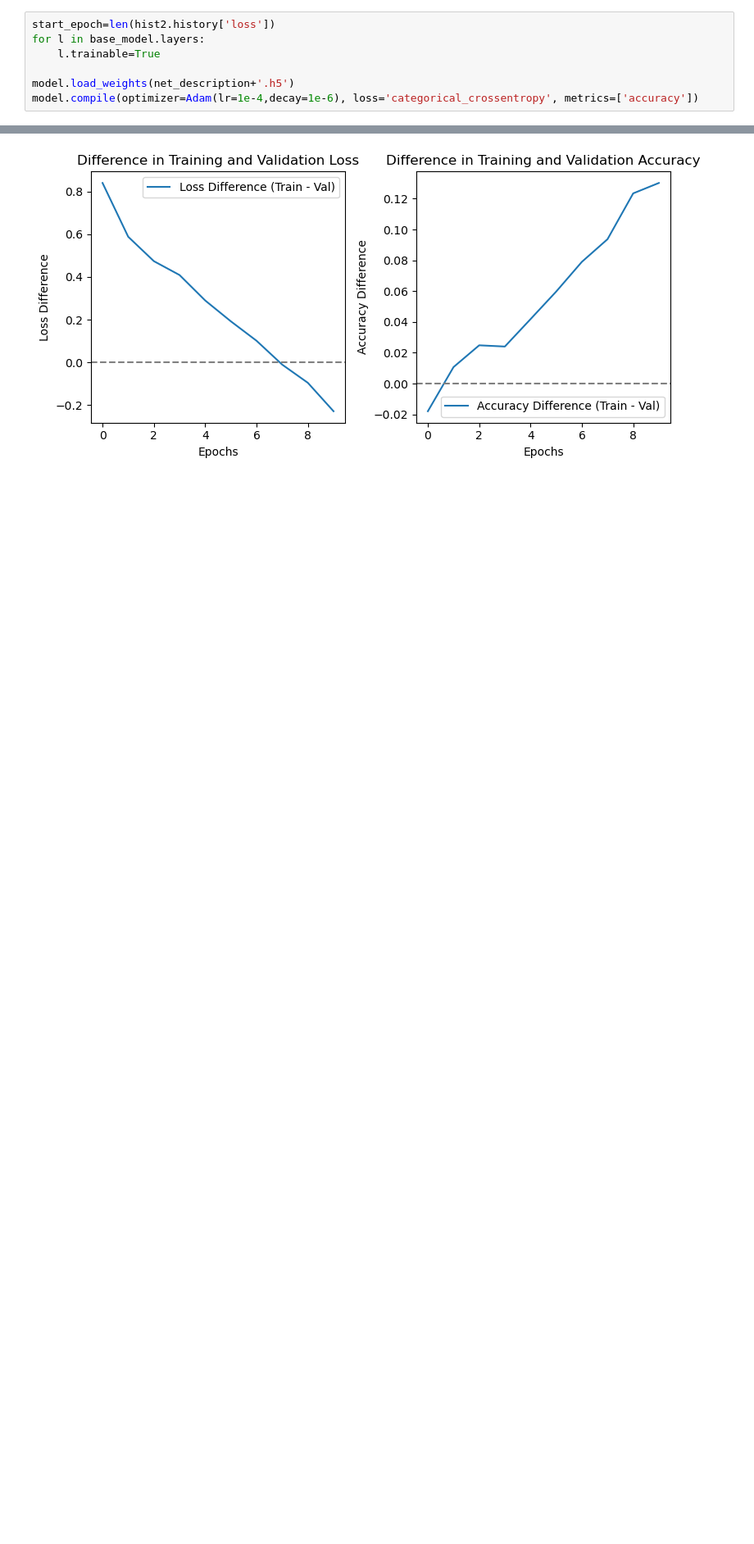
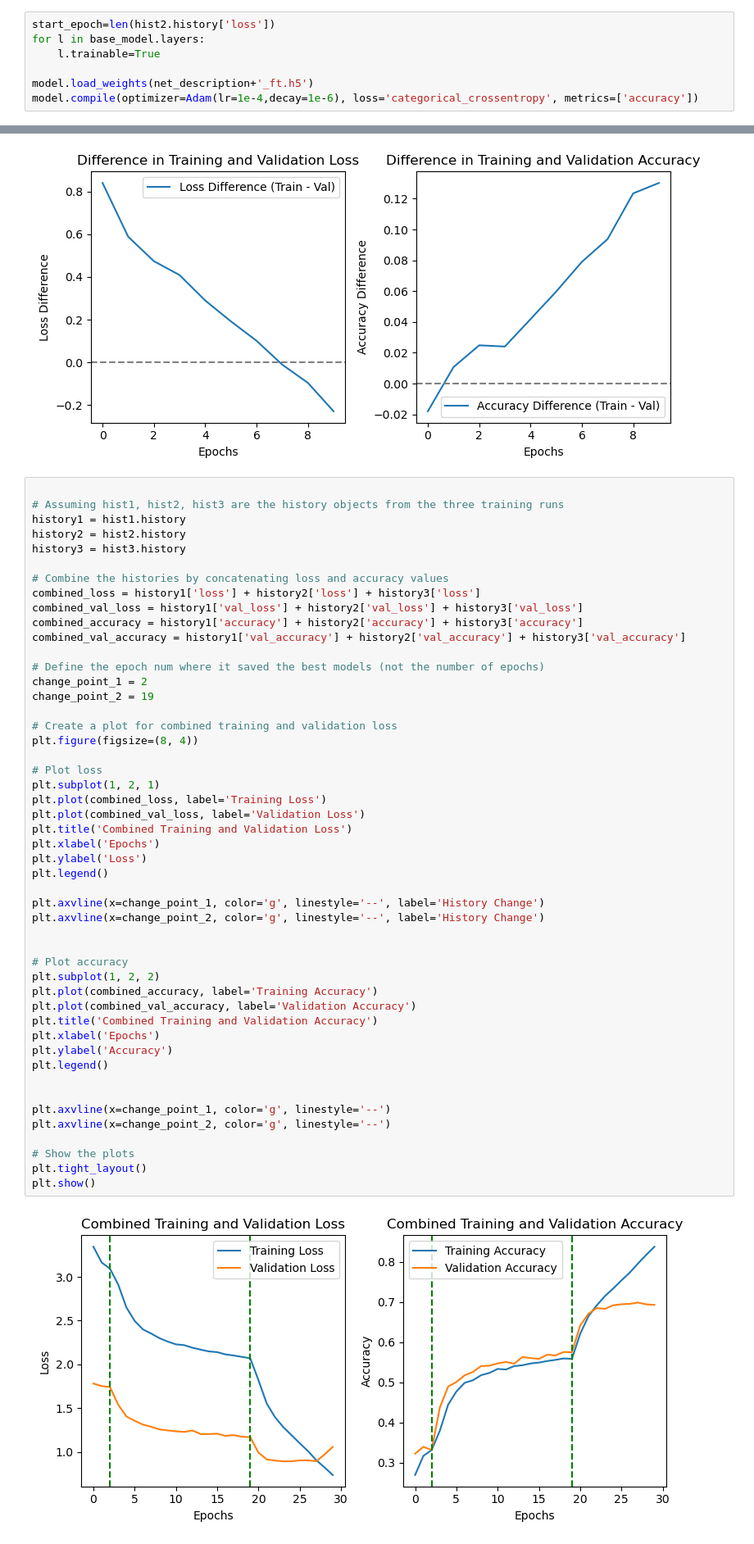
Before and after one commit to Giggle-Research-Project/ML, a Jupyter notebook: Function 02/facial_emotion_detection/train.ipynb, the cells around one changed output, grey strips where cells are left out. Shown at 82% size. Drawn from its saved outputs; the diff is of its cells as text; blank space fills up the shorter version.

```diff
--- a/Function 02/facial_emotion_detection/train.ipynb
+++ b/Function 02/facial_emotion_detection/train.ipynb
@@ -267,7 +351,7 @@ start_epoch=len(hist2.history['loss'])
 for l in base_model.layers:
     l.trainable=True
 
-model.load_weights(net_description+'.h5')
+model.load_weights(net_description+'_ft.h5')
 model.compile(optimizer=Adam(lr=1e-4,decay=1e-6), loss='categorical_crossentropy', metrics=['accuracy'])
 # %%
 
@@ -359,3 +443,54 @@ plt.tight_layout()
 plt.show()
 # %% [output]
 [figure]
+# %%
+
+# Assuming hist1, hist2, hist3 are the history objects from the three training runs
+history1 = hist1.history
+history2 = hist2.history
+history3 = hist3.history
+
+# Combine the histories by concatenating loss and accuracy values
+combined_loss = history1['loss'] + history2['loss'] + history3['loss']
+combined_val_loss = history1['val_loss'] + history2['val_loss'] + history3['val_loss']
+combined_accuracy = history1['accuracy'] + history2['accuracy'] + history3['accuracy']
+combined_val_accuracy = history1['val_accuracy'] + history2['val_accuracy'] + history3['val_accuracy']
+
+# Define the epoch num where it saved the best models (not the number of epochs)
+change_point_1 = 2
+change_point_2 = 19
+
+# Create a plot for combined training and validation loss
+plt.figure(figsize=(8, 4))
+
+# Plot loss
+plt.subplot(1, 2, 1)
+plt.plot(combined_loss, label='Training Loss')
+plt.plot(combined_val_loss, label='Validation Loss')
+plt.title('Combined Training and Validation Loss')
+plt.xlabel('Epochs')
+plt.ylabel('Loss')
+plt.legend()
+
+plt.axvline(x=change_point_1, color='g', linestyle='--', label='History Change')
+plt.axvline(x=change_point_2, color='g', linestyle='--', label='History Change')
+
+
+# Plot accuracy
+plt.subplot(1, 2, 2)
+plt.plot(combined_accuracy, label='Training Accuracy')
+plt.plot(combined_val_accuracy, label='Validation Accuracy')
+plt.title('Combined Training and Validation Accuracy')
+plt.xlabel('Epochs')
+plt.ylabel('Accuracy')
+plt.legend()
+
+
+plt.axvline(x=change_point_1, color='g', linestyle='--')
+plt.axvline(x=change_point_2, color='g', linestyle='--')
+
+# Show the plots
+plt.tight_layout()
+plt.show()
+# %% [output]
+[figure, added]
```
Also changed, not shown: parts of 17 cells of this notebook, 3 other files.
